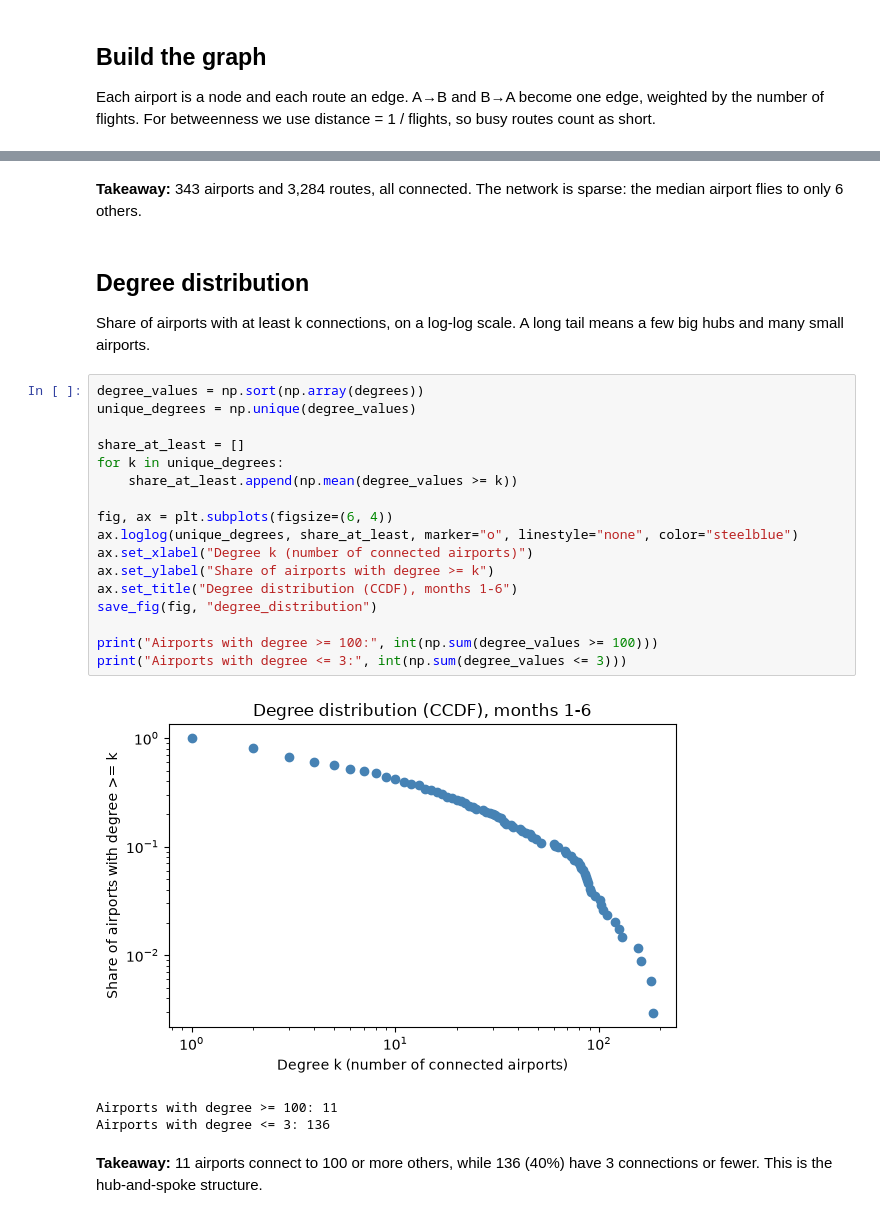
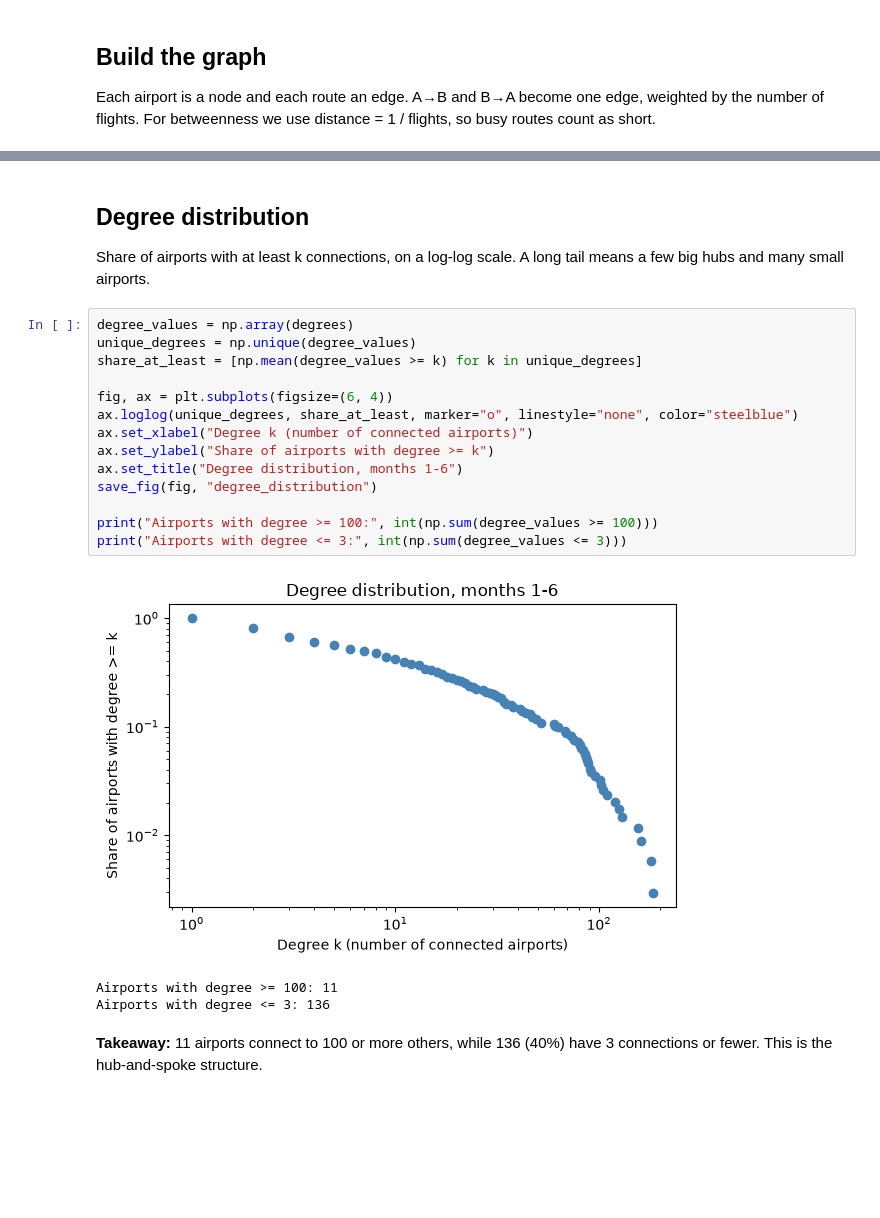
Before and after one commit to Smaash7/ComputationalToolsForDS, a Jupyter notebook: notebooks/03_airport_network.ipynb, the cells around one changed output, grey strips where cells are left out. Cells and saved outputs as stored; diff of their text form; blank space fills up the shorter version.

```diff
--- a/notebooks/03_airport_network.ipynb
+++ b/notebooks/03_airport_network.ipynb
@@ -75,30 +75,25 @@ Edges: 3284
 Connected: True
 Density: 0.056
 Median degree: 6
-# %% [markdown]
-**Takeaway:** 343 airports and 3,284 routes, all connected. The network is sparse: the median airport flies to only 6 others.
 # %% [markdown]
 ## Degree distribution
 Share of airports with at least k connections, on a log-log scale. A long tail means a few big hubs and many small airports.
 # %%
-degree_values = np.sort(np.array(degrees))
+degree_values = np.array(degrees)
 unique_degrees = np.unique(degree_values)
-
-share_at_least = []
-for k in unique_degrees:
-    share_at_least.append(np.mean(degree_values >= k))
+share_at_least = [np.mean(degree_values >= k) for k in unique_degrees]
 
 fig, ax = plt.subplots(figsize=(6, 4))
 ax.loglog(unique_degrees, share_at_least, marker="o", linestyle="none", color="steelblue")
 ax.set_xlabel("Degree k (number of connected airports)")
 ax.set_ylabel("Share of airports with degree >= k")
-ax.set_title("Degree distribution (CCDF), months 1-6")
+ax.set_title("Degree distribution, months 1-6")
 save_fig(fig, "degree_distribution")
 
 print("Airports with degree >= 100:", int(np.sum(degree_values >= 100)))
 print("Airports with degree <= 3:", int(np.sum(degree_values <= 3)))
 # %% [output]
-[figure, old version]
+[figure, new version]
 Airports with degree >= 100: 11
 Airports with degree <= 3: 136
 # %% [markdown]
```
Also changed, not shown: parts of 20 cells of this notebook, 4 other files.
